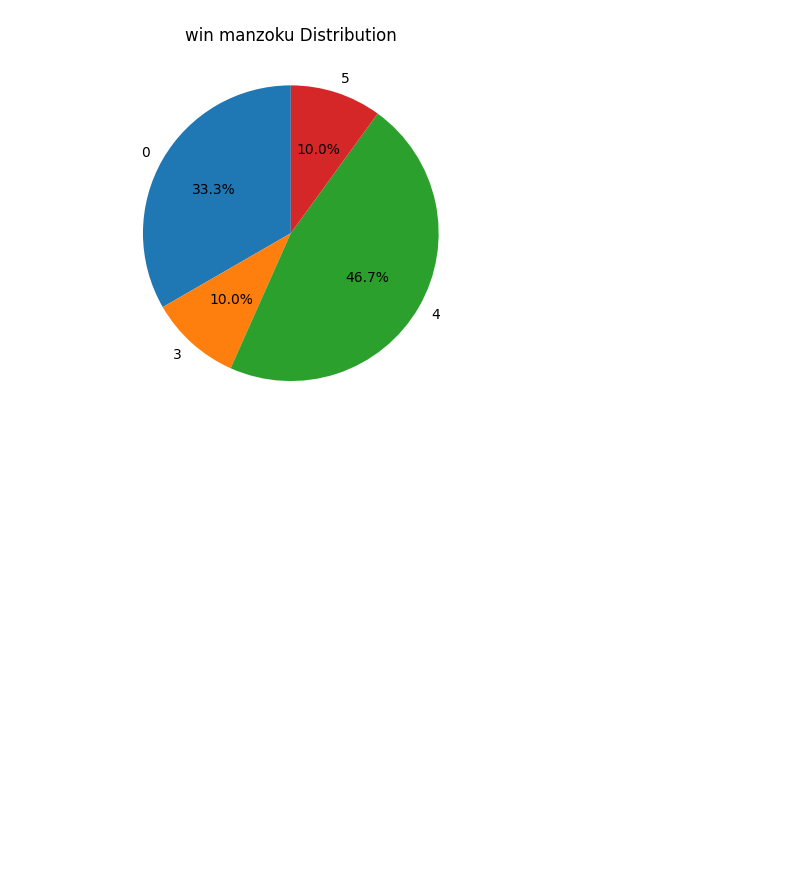
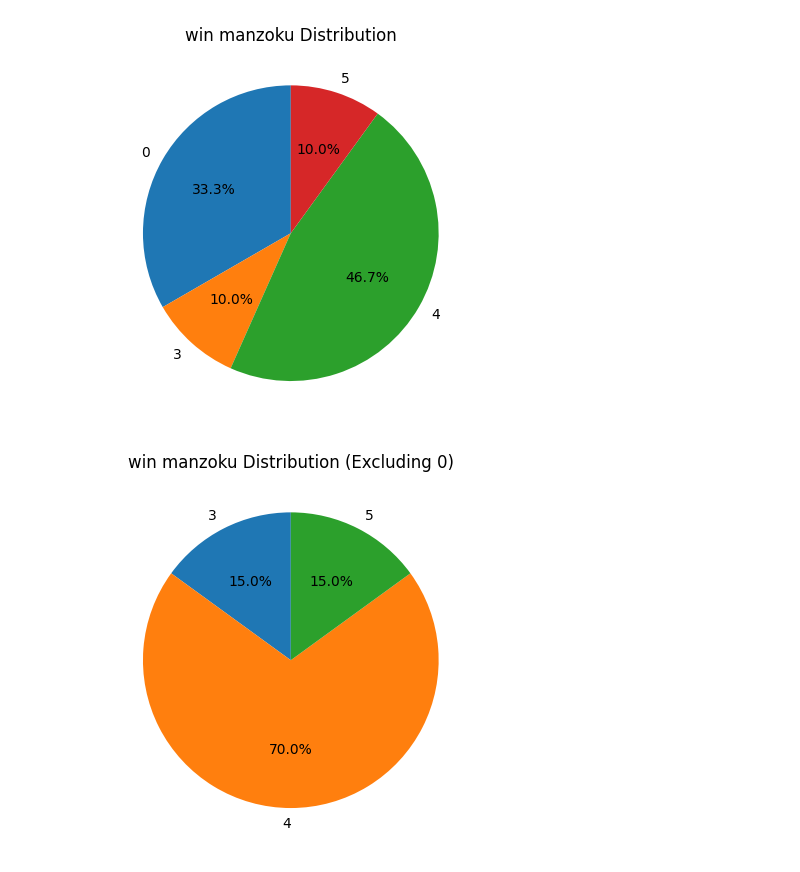
Before and after one commit to KotaroMinai/dsp-last, a Jupyter notebook: mackbook.ipynb, the cells around one changed output. Cells and saved outputs as stored; diff of their text form; code cells hidden in the pictures; blank space fills up the shorter version.

```diff
--- a/mackbook.ipynb
+++ b/mackbook.ipynb
@@ -384,3 +384,26 @@ plt.show()
 con.close()
 # %% [output]
 [figure]
+# %%
+import matplotlib.pyplot as plt
+
+# データベースに接続
+con = sqlite3.connect('pc_data.db')
+cur = con.cursor()
+
+# データベースからデータを取得 (0以外の値を取得)
+cur.execute("SELECT \"win manzoku\", COUNT(*) FROM pc WHERE \"win manzoku\" != 0 GROUP BY \"win manzoku\";")
+data = cur.fetchall()
+
+# データの処理
+labels, counts = zip(*data)
+
+# グラフの描画
+plt.pie(counts, labels=labels, autopct='%1.1f%%', startangle=90)
+plt.title('win manzoku Distribution (Excluding 0)')
+plt.show()
+
+# DBへの接続を閉じる
+con.close()
+# %% [output]
+[figure, added]
```
